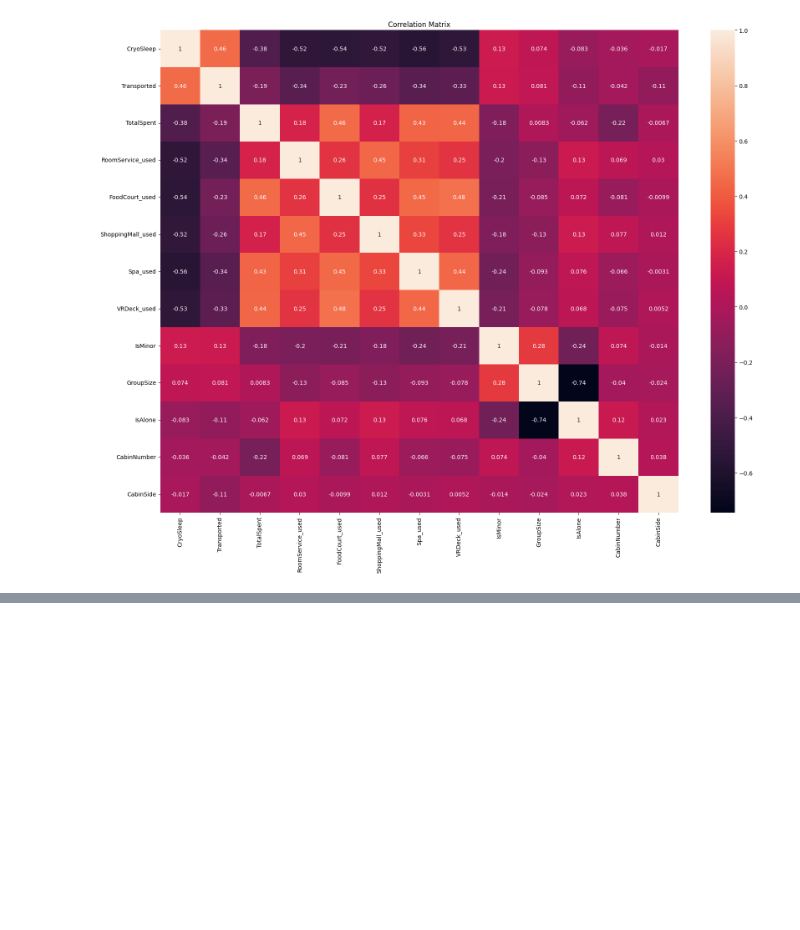
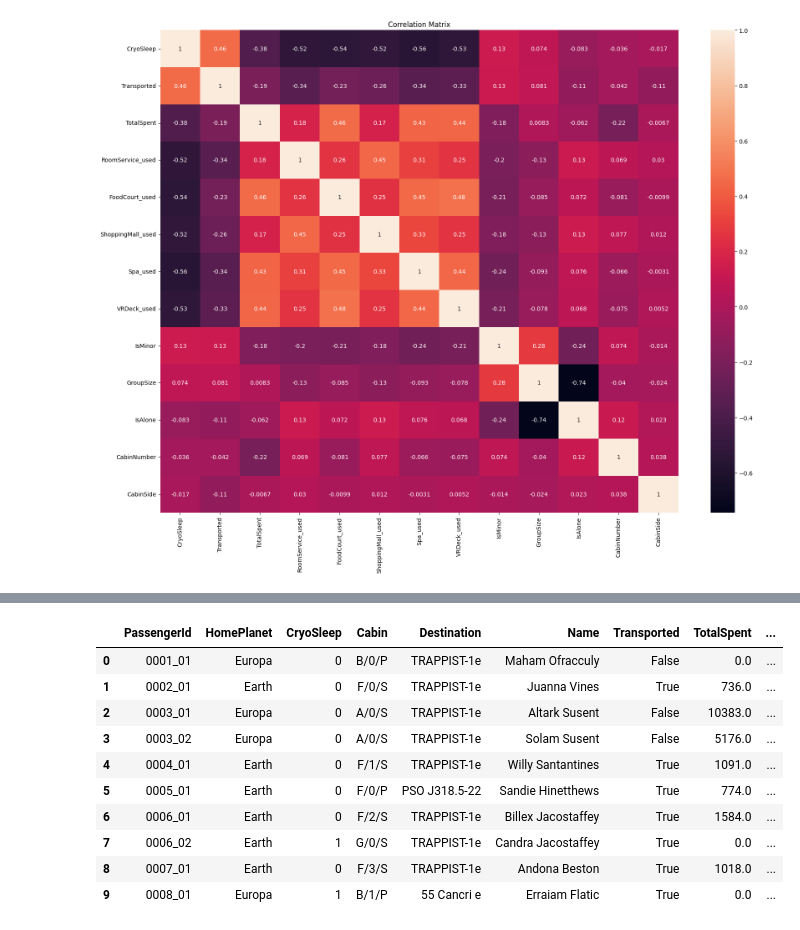
Before and after one commit to dextermadh/Sapceship-Titanic--Survival-Prediction, a Jupyter notebook: model_creation.ipynb, the cells around one changed output, grey strips where cells are left out. Cells and saved outputs as stored; diff of their text form; code cells hidden in the pictures; blank space fills up the shorter version.

```diff
--- a/model_creation.ipynb
+++ b/model_creation.ipynb
@@ -759,0 +776,15 @@ plt.show()
+# %%
+df5.CryoSleep = df5.CryoSleep.apply(lambda x: 1 if x == True else 0)
+df5.head(10)
+# %% [output]
+|  | PassengerId | HomePlanet | CryoSleep | Cabin | Destination | Name | Transported | TotalSpent | ... |
+| 0 | 0001_01 | Europa | 0 | B/0/P | TRAPPIST-1e | Maham Ofracculy | False | 0.0 | ... |
+| 1 | 0002_01 | Earth | 0 | F/0/S | TRAPPIST-1e | Juanna Vines | True | 736.0 | ... |
+| 2 | 0003_01 | Europa | 0 | A/0/S | TRAPPIST-1e | Altark Susent | False | 10383.0 | ... |
+| 3 | 0003_02 | Europa | 0 | A/0/S | TRAPPIST-1e | Solam Susent | False | 5176.0 | ... |
+| 4 | 0004_01 | Earth | 0 | F/1/S | TRAPPIST-1e | Willy Santantines | True | 1091.0 | ... |
+| 5 | 0005_01 | Earth | 0 | F/0/P | PSO J318.5-22 | Sandie Hinetthews | True | 774.0 | ... |
+| 6 | 0006_01 | Earth | 0 | F/2/S | TRAPPIST-1e | Billex Jacostaffey | True | 1584.0 | ... |
+| 7 | 0006_02 | Earth | 1 | G/0/S | TRAPPIST-1e | Candra Jacostaffey | True | 0.0 | ... |
+| 8 | 0007_01 | Earth | 0 | F/3/S | TRAPPIST-1e | Andona Beston | True | 1018.0 | ... |
+| 9 | 0008_01 | Europa | 1 | B/1/P | 55 Cancri e | Erraiam Flatic | True | 0.0 | ... |
```
Also changed, not shown: parts of 31 cells of this notebook.
